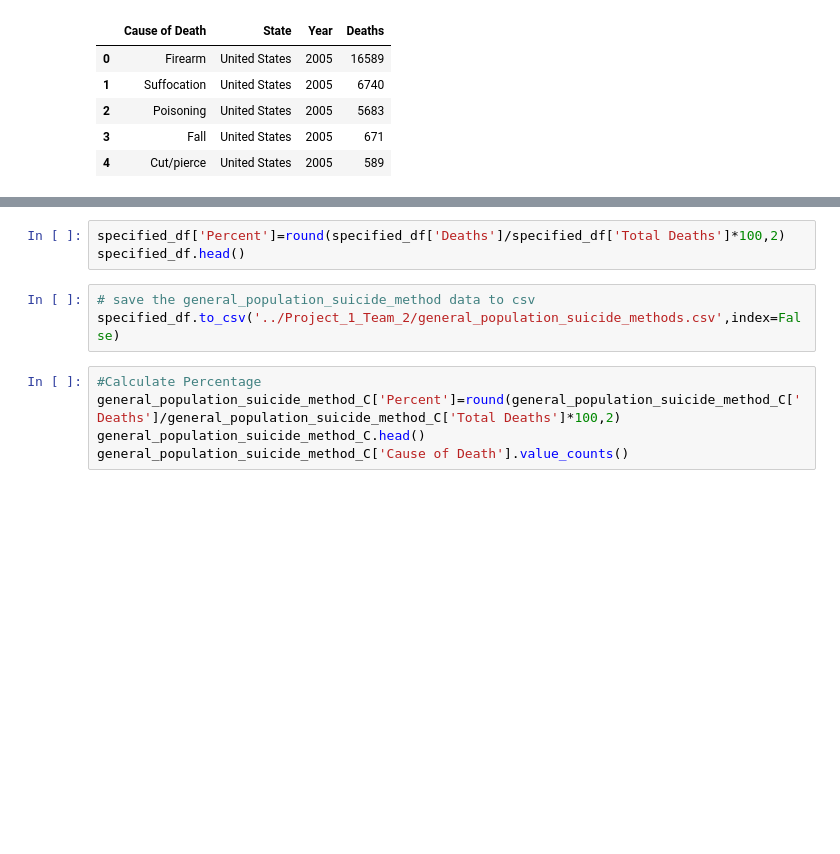
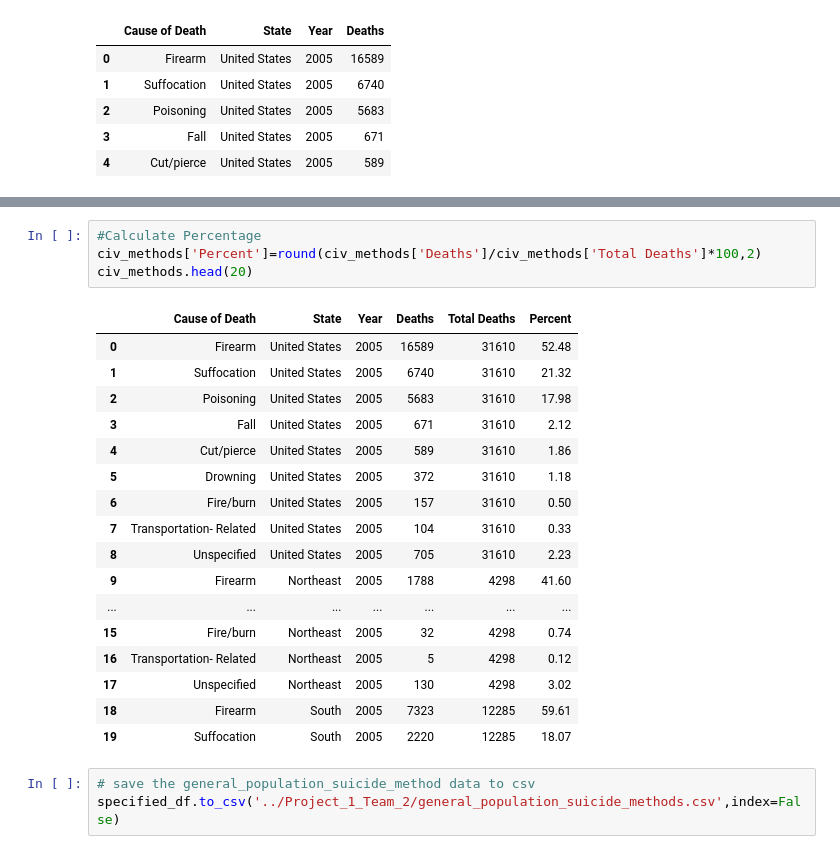
Before and after one commit to jetchechury/Project_1_SuicideAnalysis, a Jupyter notebook: JN_Project1.ipynb, the cells around one changed output, grey strips where cells are left out. Drawn from its saved outputs; the diff is of its cells as text; blank space fills up the shorter version.

```diff
--- a/JN_Project1.ipynb
+++ b/JN_Project1.ipynb
@@ -327,11 +310,25 @@ civ_methods.head()
 # %%
-specified_df['Percent']=round(specified_df['Deaths']/specified_df['Total Deaths']*100,2)
-specified_df.head()
+#Calculate Percentage
+civ_methods['Percent']=round(civ_methods['Deaths']/civ_methods['Total Deaths']*100,2)
+civ_methods.head(20)
+# %% [output]
+|  | Cause of Death | State | Year | Deaths | Total Deaths | Percent |
+| 0 | Firearm | United States | 2005 | 16589 | 31610 | 52.48 |
+| 1 | Suffocation | United States | 2005 | 6740 | 31610 | 21.32 |
+| 2 | Poisoning | United States | 2005 | 5683 | 31610 | 17.98 |
+| 3 | Fall | United States | 2005 | 671 | 31610 | 2.12 |
+| 4 | Cut/pierce | United States | 2005 | 589 | 31610 | 1.86 |
+| 5 | Drowning | United States | 2005 | 372 | 31610 | 1.18 |
+| 6 | Fire/burn | United States | 2005 | 157 | 31610 | 0.50 |
+| 7 | Transportation- Related | United States | 2005 | 104 | 31610 | 0.33 |
+| 8 | Unspecified | United States | 2005 | 705 | 31610 | 2.23 |
+| 9 | Firearm | Northeast | 2005 | 1788 | 4298 | 41.60 |
+| ... | ... | ... | ... | ... | ... | ... |
+| 15 | Fire/burn | Northeast | 2005 | 32 | 4298 | 0.74 |
+| 16 | Transportation- Related | Northeast | 2005 | 5 | 4298 | 0.12 |
+| 17 | Unspecified | Northeast | 2005 | 130 | 4298 | 3.02 |
+| 18 | Firearm | South | 2005 | 7323 | 12285 | 59.61 |
+| 19 | Suffocation | South | 2005 | 2220 | 12285 | 18.07 |
 # %%
 # save the general_population_suicide_method data to csv
 specified_df.to_csv('../Project_1_Team_2/general_population_suicide_methods.csv',index=False)
-# %%
-#Calculate Percentage
-general_population_suicide_method_C['Percent']=round(general_population_suicide_method_C['Deaths']/general_population_suicide_method_C['Total Deaths']*100,2)
-general_population_suicide_method_C.head()
-general_population_suicide_method_C['Cause of Death'].value_counts()
```
Also changed, not shown: parts of 3 cells of this notebook.
